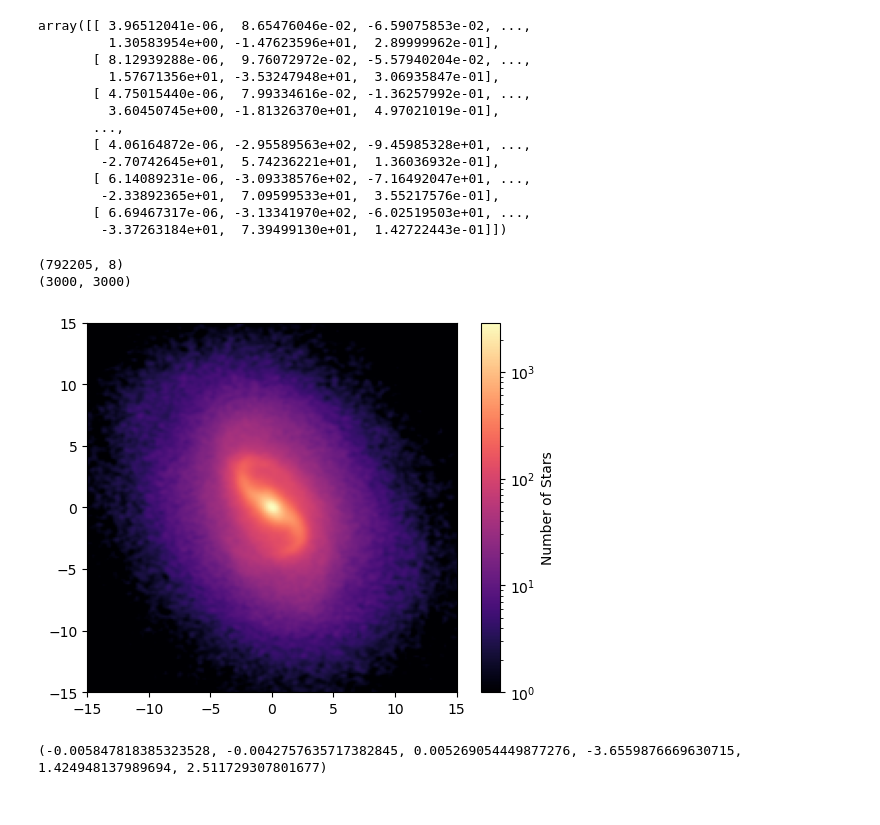
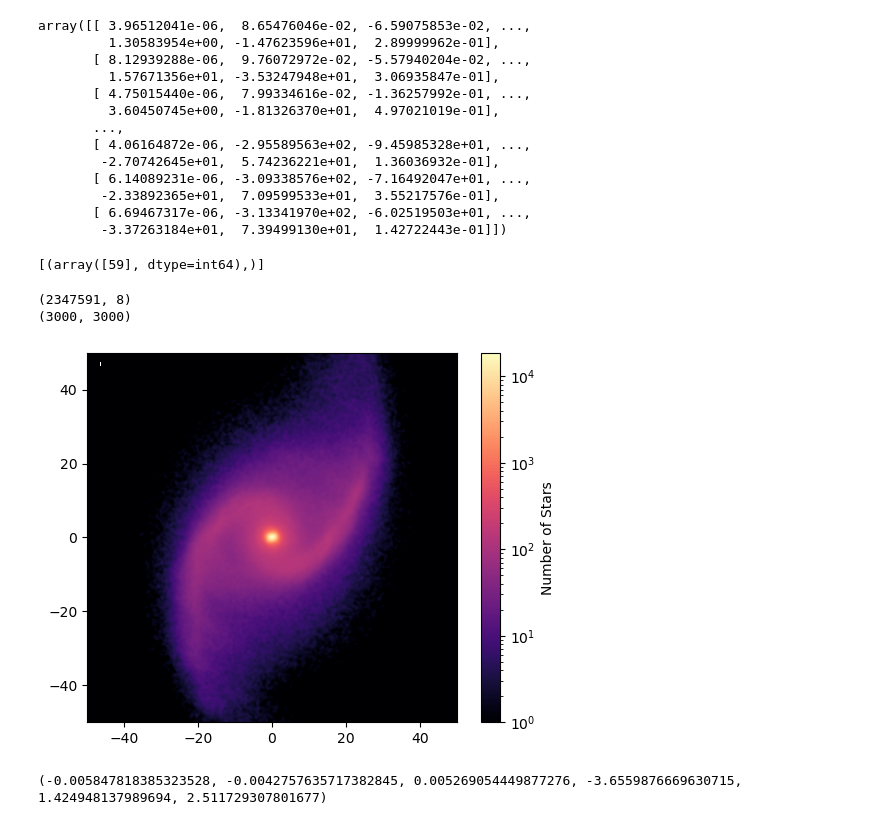
Before and after one commit to Alverd02/Kinematic-Signatures-of-Bars-and-Spirals-in-TNG50-Galaxies, a Jupyter notebook: First galaxy.ipynb, the cells around one changed output. Drawn from its saved outputs; the diff is of its cells as text; code cells hidden in the pictures.

```diff
--- a/First galaxy.ipynb
+++ b/First galaxy.ipynb
@@ -84,3 +148,8 @@ array([[ 3.96512041e-06,  8.65476046e-02, -6.59075853e-02, ...,
+# %%
+index = get_index(mass_cuts_id, [383975.0])
+print(index)
+# %% [output]
+[(array([59], dtype=int64),)]
 # %%
 data = np.loadtxt('discs/stars_'+str(nameid)+'_snap_'+str(snapnum)+'.txt')
 
@@ -100,36 +169,36 @@ ret = binned_statistic_2d(x, y,
     None,            # Values to calculate (None because we are just counting)
     statistic='count',
     bins=grid_resolution
 )
 
 density_map = ret.statistic
 x_edges = ret.x_edge
 y_edges = ret.y_edge
 
 
 smoothed_density = gaussian_filter(density_map, sigma=1)
 
 #filter to blur the noise
 
-limit = 15  # Adjust this based on your galaxy's expected size
+limit = 50  # Adjust this based on your galaxy's expected size
 plt.xlim(-limit, limit)
 plt.ylim(-limit, limit)
 
 print(smoothed_density.shape)
 
 # we use .T beacause density_map[x_index][y_index] in reality is density_map[y_index][x_index]
 # beacause if we use the matrix as like a grid (like imshow does) changing the first index is actualluy moving in the y axis in our image
 
 #origin="lower" to indicate that the values start building in the lower left corner, like cartesian coordinates
 
 plt.imshow(smoothed_density.T, origin='lower', extent=[x_edges[0], x_edges[-1], y_edges[0], y_edges[-1]],cmap='magma',norm=LogNorm(vmin=1))
 #too much difference in values----> log scale
 plt.colorbar(label='Number of Stars')
 plt.show()
 # %% [output]
-(792205, 8)
+(2347591, 8)
 (3000, 3000)
-[figure, old version]
+[figure, new version]
 # %%
 #quasi shrinking sphere algorithm to center galaxies in TNG (for first use of shrinking sphere see Power+2003)
 #set of parameters that works ok RS=half mass radius for stars from TNG catalogues
```
Also changed, not shown: parts of 8 cells of this notebook, 9 other files.
